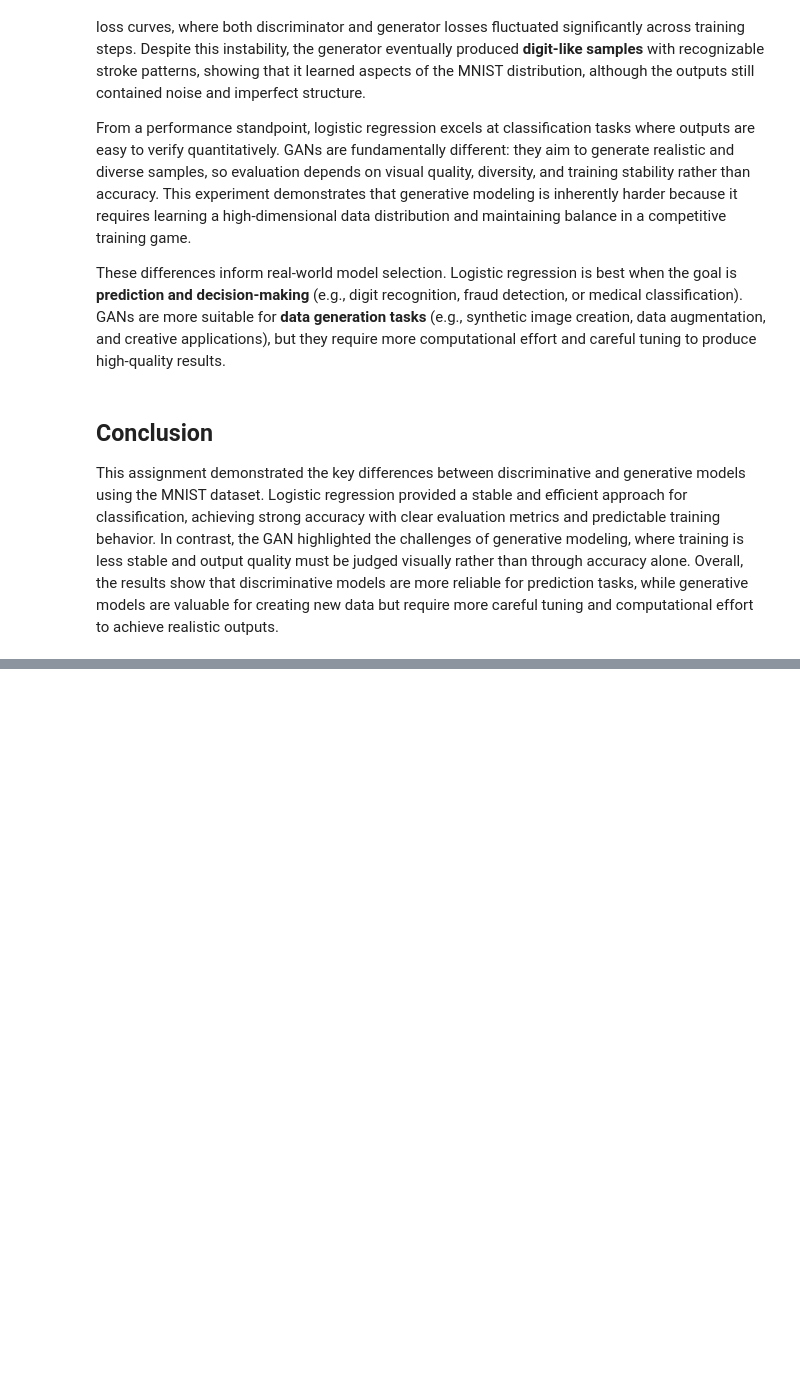
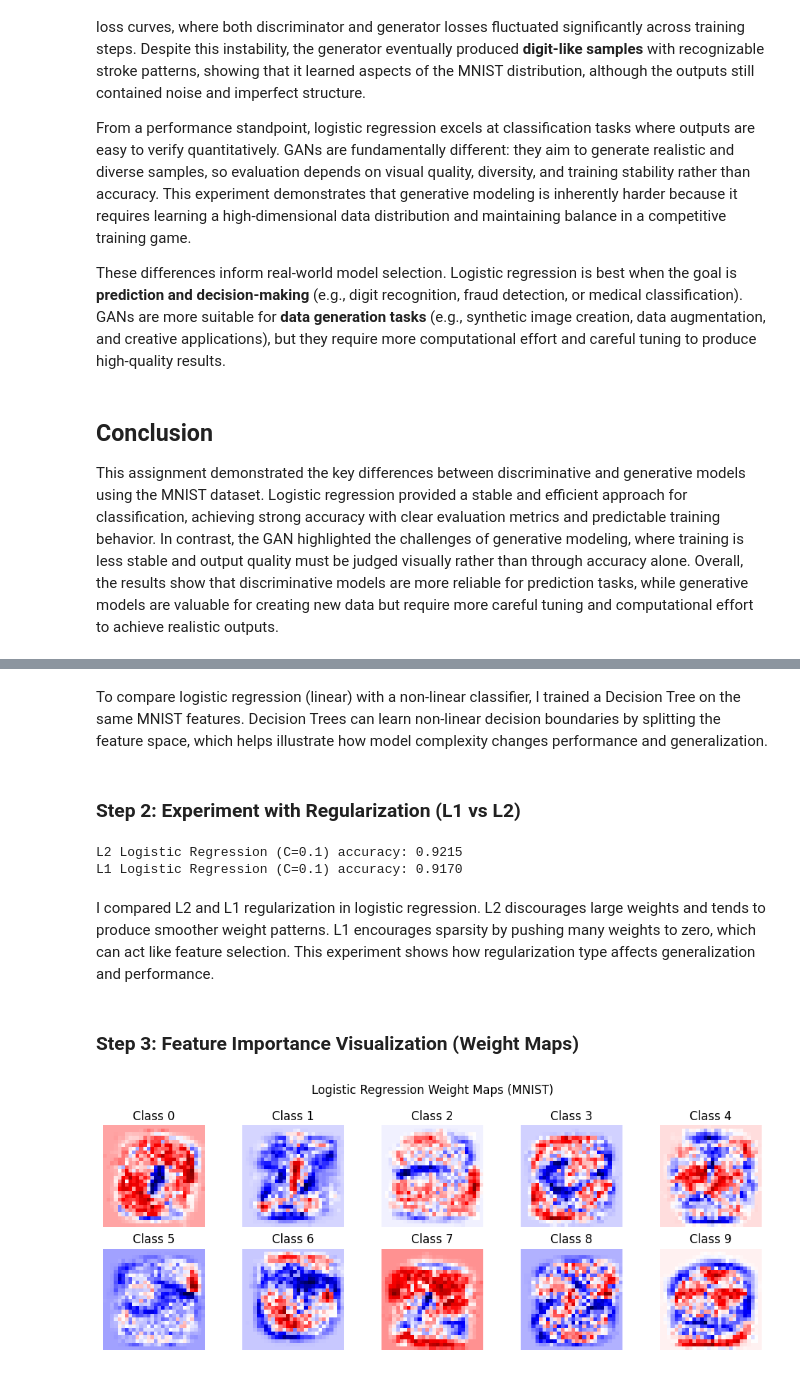
Before and after one commit to Kudzai473/MSIT3103-GenAI-assignments, a Jupyter notebook: assignment1_kudzai1.ipynb, the cells around one changed output, grey strips where cells are left out. Drawn from its saved outputs; the diff is of its cells as text; code cells hidden in the pictures; blank space fills up the shorter version.

Commit message:
Complete Part 1: Logistic Regression extensions (DT, L1/L2, weights, CV)

```diff
--- a/assignment1_kudzai1.ipynb
+++ b/assignment1_kudzai1.ipynb
@@ -389,0 +344,53 @@ Use this notebook as a starting point and expand on your understanding of discri
+# %% [markdown]
+
+To compare logistic regression (linear) with a non-linear classifier, I trained a Decision Tree on the same MNIST features. Decision Trees can learn non-linear decision boundaries by splitting the feature space, which helps illustrate how model complexity changes performance and generalization.
+# %% [markdown]
+### Step 2: Experiment with Regularization (L1 vs L2)
+# %%
+# Step 2 Code: L2 vs L1 regularization
+from sklearn.linear_model import LogisticRegression
+from sklearn.metrics import accuracy_score
+
+# L2 (default)
+lr_l2 = LogisticRegression(max_iter=3000, C=0.1, penalty="l2", solver="lbfgs")
+lr_l2.fit(X_train_lr, y_train_lr)
+pred_l2 = lr_l2.predict(X_test_lr)
+acc_l2 = accuracy_score(y_test_lr, pred_l2)
+
+# L1 (requires saga solver)
+lr_l1 = LogisticRegression(max_iter=3000, C=0.1, penalty="l1", solver="saga")
+lr_l1.fit(X_train_lr, y_train_lr)
+pred_l1 = lr_l1.predict(X_test_lr)
+acc_l1 = accuracy_score(y_test_lr, pred_l1)
+
+print(f"L2 Logistic Regression (C=0.1) accuracy: {acc_l2:.4f}")
+print(f"L1 Logistic Regression (C=0.1) accuracy: {acc_l1:.4f}")
+# %% [output]
+L2 Logistic Regression (C=0.1) accuracy: 0.9215
+L1 Logistic Regression (C=0.1) accuracy: 0.9170
+# %% [markdown]
+
+
+I compared L2 and L1 regularization in logistic regression. L2 discourages large weights and tends to produce smoother weight patterns. L1 encourages sparsity by pushing many weights to zero, which can act like feature selection. This experiment shows how regularization type affects generalization and performance.
+# %% [markdown]
+### Step 3: Feature Importance Visualization (Weight Maps)
+# %%
+# Step 3 Code: Visualize logistic regression weights as 28x28 maps
+import matplotlib.pyplot as plt
+import numpy as np
+from sklearn.linear_model import LogisticRegression
+
+lr_vis = LogisticRegression(max_iter=3000, C=0.1, solver="lbfgs")
+lr_vis.fit(X_train_lr, y_train_lr)
+
+fig, axes = plt.subplots(2, 5, figsize=(10, 4))
+for i, ax in enumerate(axes.flat):
+    ax.imshow(lr_vis.coef_[i].reshape(28, 28), cmap="seismic")
+    ax.set_title(f"Class {i}")
+    ax.axis("off")
+
+plt.suptitle("Logistic Regression Weight Maps (MNIST)")
+plt.tight_layout()
+plt.show()
+# %% [output]
+[figure, added]
```
Also changed, not shown: parts of 15 cells of this notebook.
